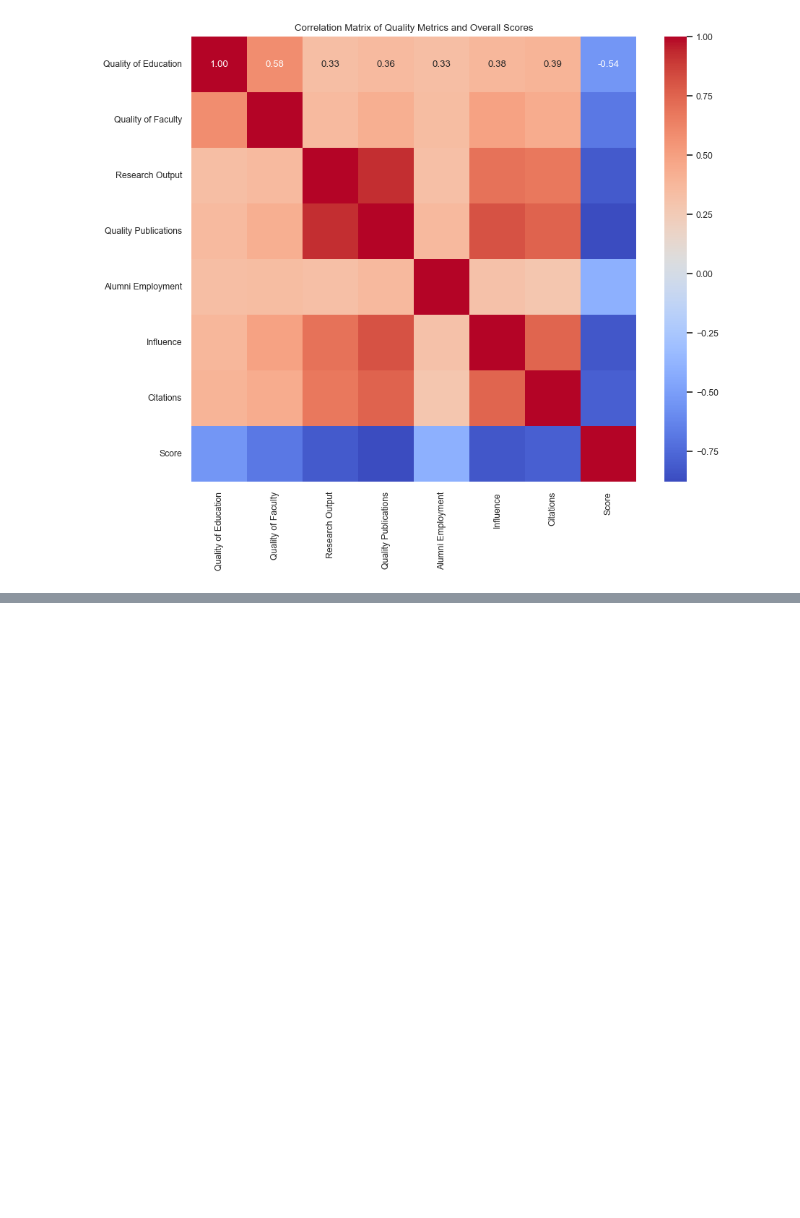
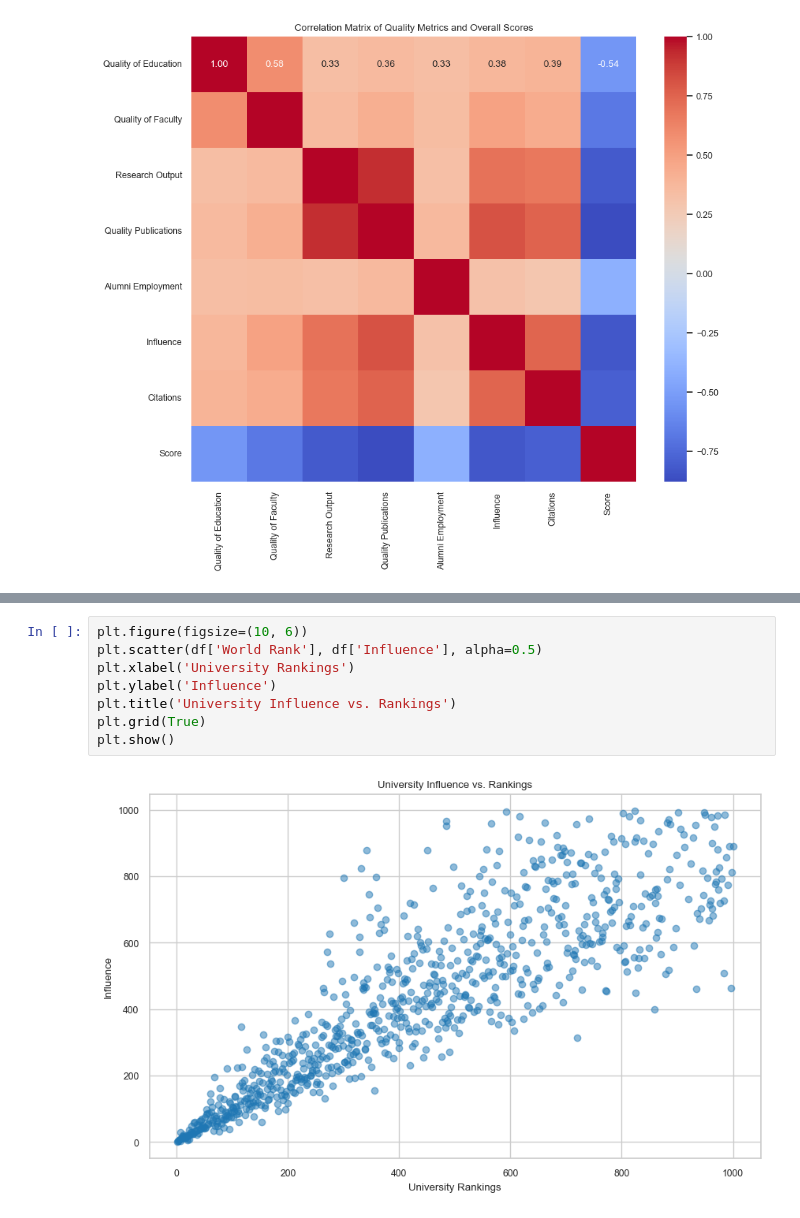
Before and after one commit to sahand-salmani/university-rankings-analysis, a Jupyter notebook: university_ranking.ipynb, the cells around one changed output, grey strips where cells are left out. Cells and saved outputs as stored; diff of their text form; blank space fills up the shorter version.

```diff
--- a/university_ranking.ipynb
+++ b/university_ranking.ipynb
@@ -476,0 +462,10 @@ plt.show()
+# %%
+plt.figure(figsize=(10, 6))
+plt.scatter(df['World Rank'], df['Influence'], alpha=0.5)
+plt.xlabel('University Rankings')
+plt.ylabel('Influence')
+plt.title('University Influence vs. Rankings')
+plt.grid(True)
+plt.show()
+# %% [output]
+[figure, added]
```
Also changed, not shown: parts of 19 cells of this notebook, 1 other file.
